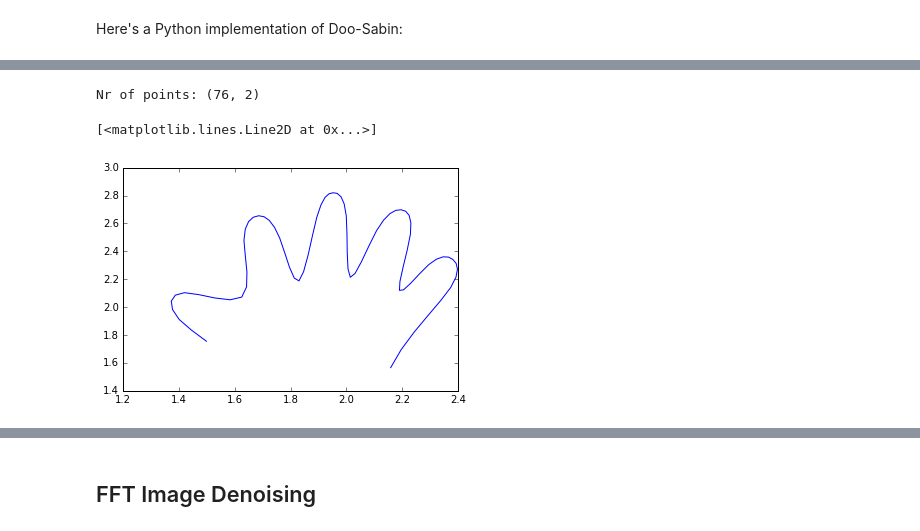
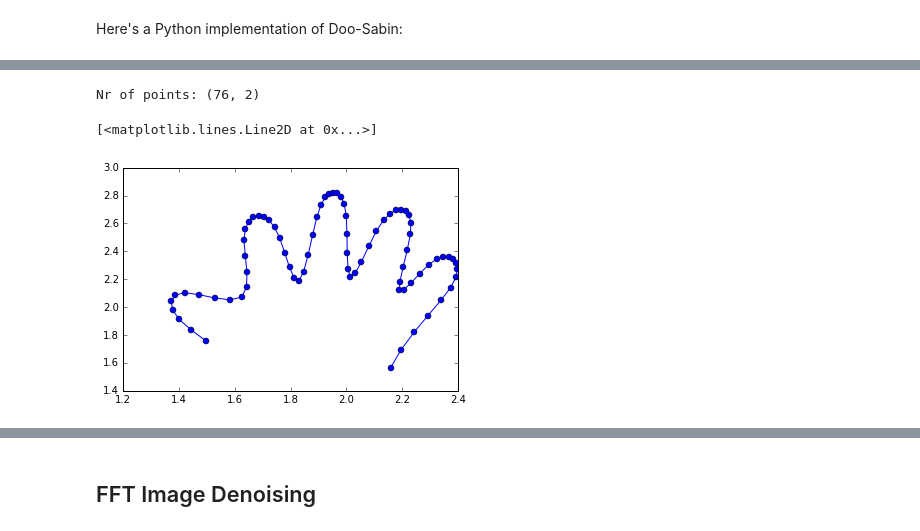
Before and after one commit to stefanv/teaching, a Jupyter notebook: 2011_euroscipy_paris_sci_comp_intro/Scientific Computing Intro.ipynb, the cells around one changed output, grey strips where cells are left out. Drawn from its saved outputs; the diff is of its cells as text; code cells hidden in the pictures.

```diff
--- a/2011_euroscipy_paris_sci_comp_intro/Scientific Computing Intro.ipynb
+++ b/2011_euroscipy_paris_sci_comp_intro/Scientific Computing Intro.ipynb
@@ -274,19 +274,19 @@ Nr of points: (82, 2)
 # %%
 new_p = points.copy()
 
 for i in range(2):
     new_p = refine_arb(new_p,
              mask_even=(1/8. * np.array([1, 6, 1])),
              mask_odd=(1/8. * np.array([0, 4, 4])))
 
 print("Nr of points:", new_p.shape)
 x, y = new_p.T
 
-plt.plot(x, y, '-')
+plt.plot(x, y, '-o')
 # %% [output]
 Nr of points: (76, 2)
 [<matplotlib.lines.Line2D at 0x...>]
-[figure, old version]
+[figure, new version]
 # %%
 %timeit refine_arb(points, mask_even=(1/8. * np.array([1, 6, 1])), mask_odd=(1/8. * np.array([0, 4, 4])))
 # %% [output]
```
Also changed, not shown: parts of 16 cells of this notebook.
